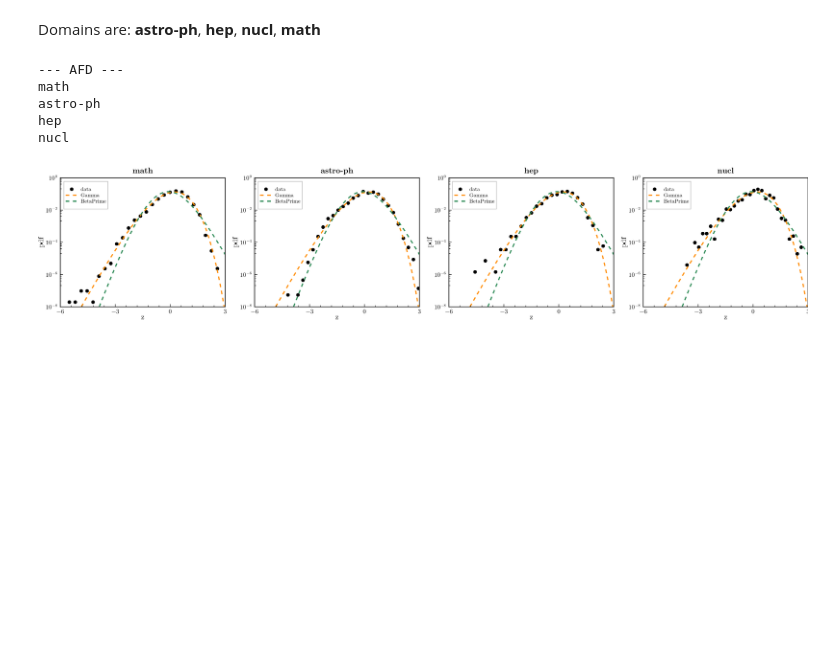
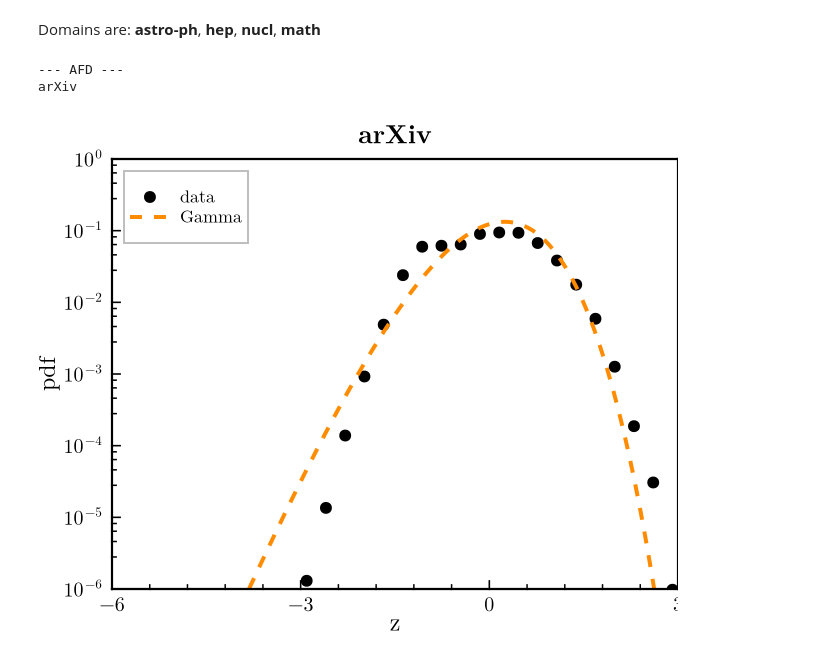
Before and after one commit to luca430/Meris, a Jupyter notebook: python-notebooks/Arxive.ipynb, the cells around one changed output. Saved outputs shown, nothing was run; the diff lists cells and outputs as text; code cells hidden in the pictures; blank space fills up the shorter version.

```diff
--- a/python-notebooks/Arxive.ipynb
+++ b/python-notebooks/Arxive.ipynb
@@ -45,7 +42,7 @@ end
 Domains are: **astro-ph**, **hep**, **nucl**, **math**
 # %%
 # Create a DataFrame with words counts for all domains and topics
-df = DataFrame(
+big_df = DataFrame(
     domain = String[],
     env = String[],
     species_id = String[],
@@ -66,7 +63,7 @@ for (domain, topics) in domains
             # Count words
             cnt_map = countmap(clean_sample)
             for (k,v) in cnt_map
-                push!(df, (domain, topic, k, i, v, sum(values(cnt_map))))
+                push!(big_df, (domain, topic, k, i, v, sum(values(cnt_map))))
             end
         end
     end
@@ -84,30 +81,27 @@ STOPWORDS = Set([
     "a","b","c","d","e","f","g","h","i","j","k","l","m","n","o","p","q","r","s","t","u","v", "w","x","y","z"
 ])
 
-filter!(row -> !(row.species_id in STOPWORDS), df);
+filter!(row -> !(row.species_id in STOPWORDS), big_df);
 # %%
 # Create different dfs for the different scales
-agg0 = deepcopy(df)
+agg0 = deepcopy(big_df)
 agg0.env .= agg0.domain .* "-" .* agg0.env
 select!(agg0, [:env, :species_id, :sample_id, :count, :nreads])
 
-agg1 = select(df, [:domain, :species_id, :sample_id, :count, :nreads])
+agg1 = select(big_df, [:domain, :species_id, :sample_id, :count, :nreads])
 rename!(agg1, :domain => :env)
 
-agg2 = select(df, [:species_id, :sample_id, :count, :nreads])
-agg2.env .= "Math&Physics";
+agg2 = select(big_df, [:species_id, :sample_id, :count, :nreads])
+agg2.env .= "arXiv";
 # %%
-df = deepcopy(agg1)
-Meris.DataTools.df_filter!(df; min_samples=5e1, min_nreads=5e3)
+df = deepcopy(agg2)
+Meris.DataTools.df_filter!(df; min_samples=20, min_nreads=5e3)
 
 println("--- AFD ---")
-afd = MacroPatterns.compute_AFD(df; occ=0.99, bins=30, verbose=true, save=false);
+afd = MacroPatterns.compute_AFD(df; occ=0.95, bins=25, verbose=true, save=false);
 # %% [output]
 --- AFD ---
-math
-astro-ph
-hep
-nucl
+arXiv
 # %%
 # Plot AFDs
 
@@ -124,7 +118,7 @@ fig   = Figure(size=(320*ncols, 260*nrows))
 
 # Global axis settings
 xlims = (-6, 3)
-ylims = (1e-8, 1e0)
+ylims = (1e-6, 1e0)
 zrange = -6:1e-2:3
 
 for (i, e) in enumerate(envs)
@@ -132,34 +126,31 @@ for (i, e) in enumerate(envs)
     col = (i - 1) % ncols + 1
     ax = Axis(fig[row, col];
         title = string(e),
         yscale = log10,
         limits = (xlims, ylims),
         xlabel = L"\text{z}",
         ylabel = L"\text{pdf}",
         xlabelsize = 12, ylabelsize = 12, titlesize = 13,
         xticklabelsize = 10, yticklabelsize = 10
     )
 
     # Data for this environment
     x, y = afd isa AbstractDict ? afd[e] : only(last.(filter(p -> first(p) == e, afd)))
 
     # Plots
     scatter!(ax, x, 10 .^ log.(y); markersize=7, label="data", color=:black)
 
     lines!(ax, zrange, 10 .^ Meris.LRDistr.lr_gamma(zrange, 4);
            linewidth=2, linestyle=:dash, label="Gamma", color=:darkorange)
 
-    lines!(ax, zrange, 10 .^ Meris.LRDistr.lr_betap(zrange, 3, 2);
-           linewidth=2, linestyle=:dash, label="BetaPrime", color=:seagreen)
-
     # Legend inside each axis
     axislegend(ax; position=:lt, framevisible=true, labelsize=9, padding=3)
 end
 
 # Optional: tighten layout a bit
 colgap!(fig.layout, 12)
 rowgap!(fig.layout, 10)
 
 fig
 # %% [output]
-[figure, old version]
+[figure, new version]
```
Also changed, not shown: parts of 3 cells of this notebook, 2 other files.
